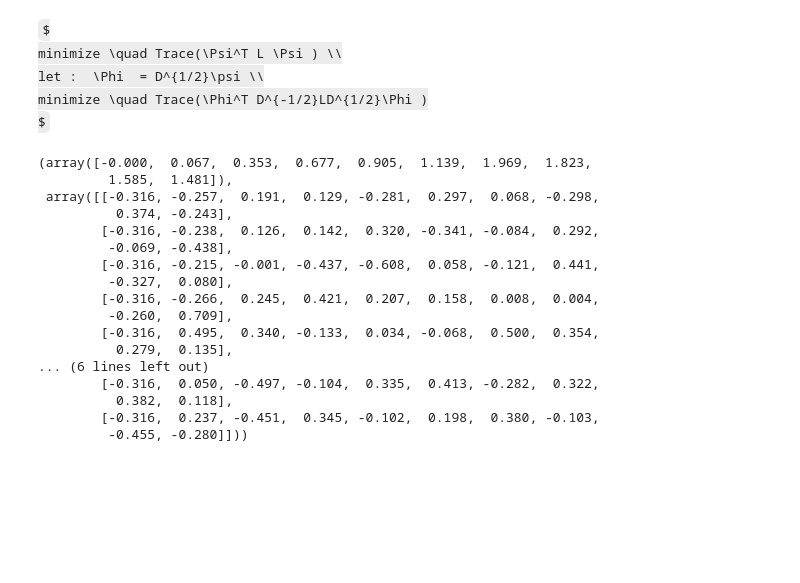
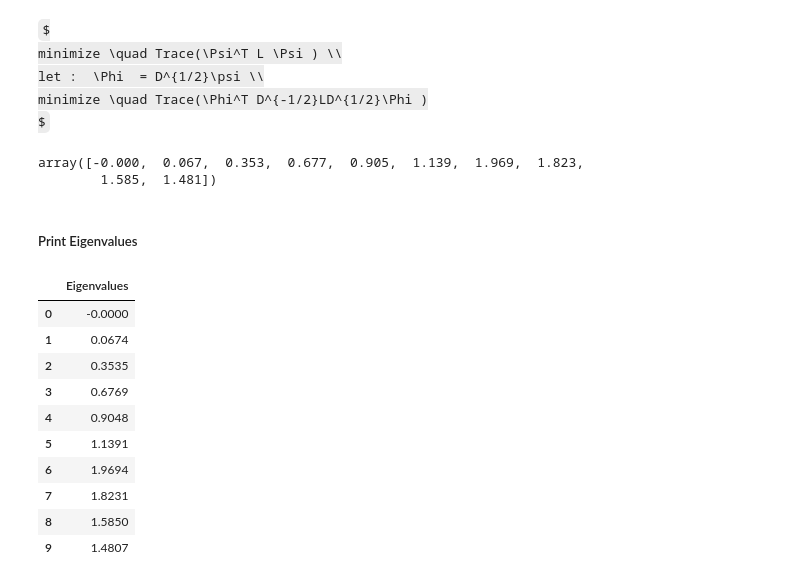
Before and after one commit to R12942159/NTU_ML, a Jupyter notebook: Solve Laplacian Eigenmaps.ipynb, the cells around one changed output. Cells and saved outputs as stored; diff of their text form; code cells hidden in the pictures; some formulas as TeX source; blank space fills up the shorter version.

```diff
--- a/Solve Laplacian Eigenmaps.ipynb
+++ b/Solve Laplacian Eigenmaps.ipynb
@@ -44,21 +44,29 @@ evalue, evector = np.linalg.eig(A)
 # %%
 np.set_printoptions(suppress=True, precision=3, floatmode='fixed')
-evalue, evector
+e_value, e_vector.T
-# %% [output]
-(array([-0.000,  0.067,  0.353,  0.677,  0.905,  1.139,  1.969,  1.823,
-         1.585,  1.481]),
- array([[-0.316, -0.257,  0.191,  0.129, -0.281,  0.297,  0.068, -0.298,
-          0.374, -0.243],
-        [-0.316, -0.238,  0.126,  0.142,  0.320, -0.341, -0.084,  0.292,
-         -0.069, -0.438],
-        [-0.316, -0.215, -0.001, -0.437, -0.608,  0.058, -0.121,  0.441,
-         -0.327,  0.080],
-        [-0.316, -0.266,  0.245,  0.421,  0.207,  0.158,  0.008,  0.004,
-         -0.260,  0.709],
-        [-0.316,  0.495,  0.340, -0.133,  0.034, -0.068,  0.500,  0.354,
-          0.279,  0.135],
-... (6 lines left out)
-        [-0.316,  0.050, -0.497, -0.104,  0.335,  0.413, -0.282,  0.322,
-          0.382,  0.118],
-        [-0.316,  0.237, -0.451,  0.345, -0.102,  0.198,  0.380, -0.103,
-         -0.455, -0.280]]))
+# %%
+e_value
+# %% [output]
+array([-0.000,  0.067,  0.353,  0.677,  0.905,  1.139,  1.969,  1.823,
+        1.585,  1.481])
+# %% [markdown]
+##### Print Eigenvalues
+# %%
+import numpy as np
+import pandas as pd
+
+
+df = {'Eigenvalues': np.round(e_value, 4)}
+pd.DataFrame(data=df)
+# %% [output]
+|  | Eigenvalues |
+| 0 | -0.0000 |
+| 1 | 0.0674 |
+| 2 | 0.3535 |
+| 3 | 0.6769 |
+| 4 | 0.9048 |
+| 5 | 1.1391 |
+| 6 | 1.9694 |
+| 7 | 1.8231 |
+| 8 | 1.5850 |
+| 9 | 1.4807 |
```
Also changed, not shown: parts of 5 cells of this notebook.
